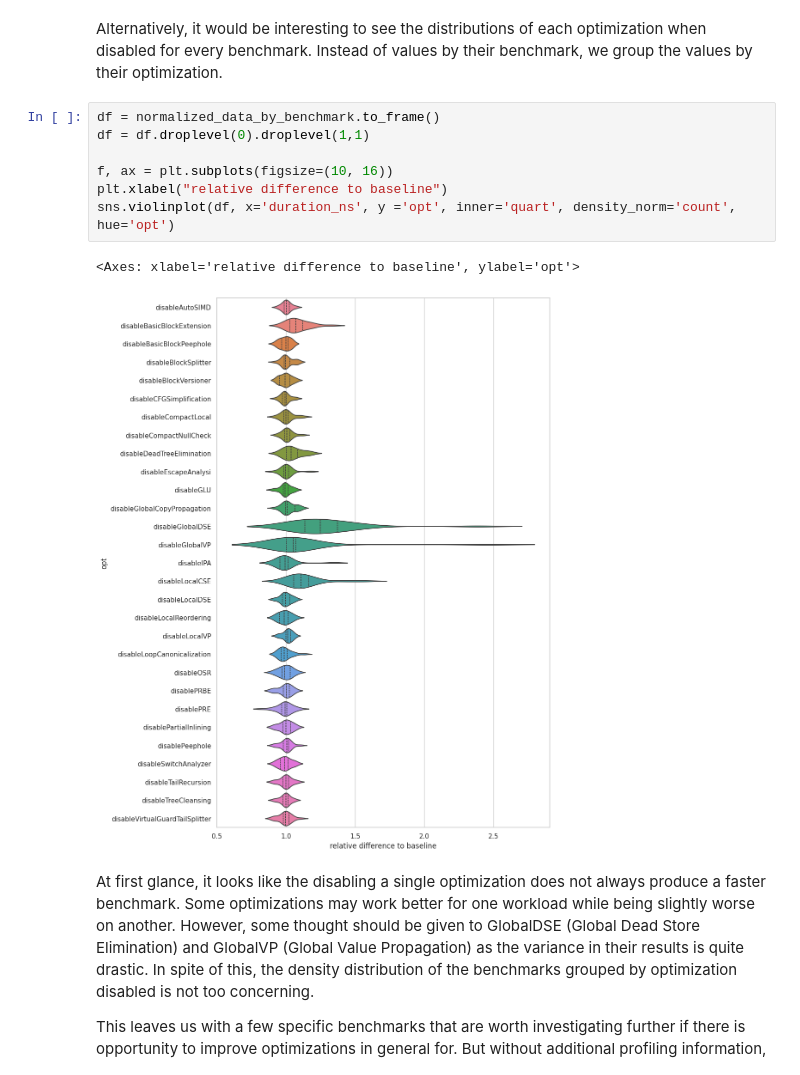
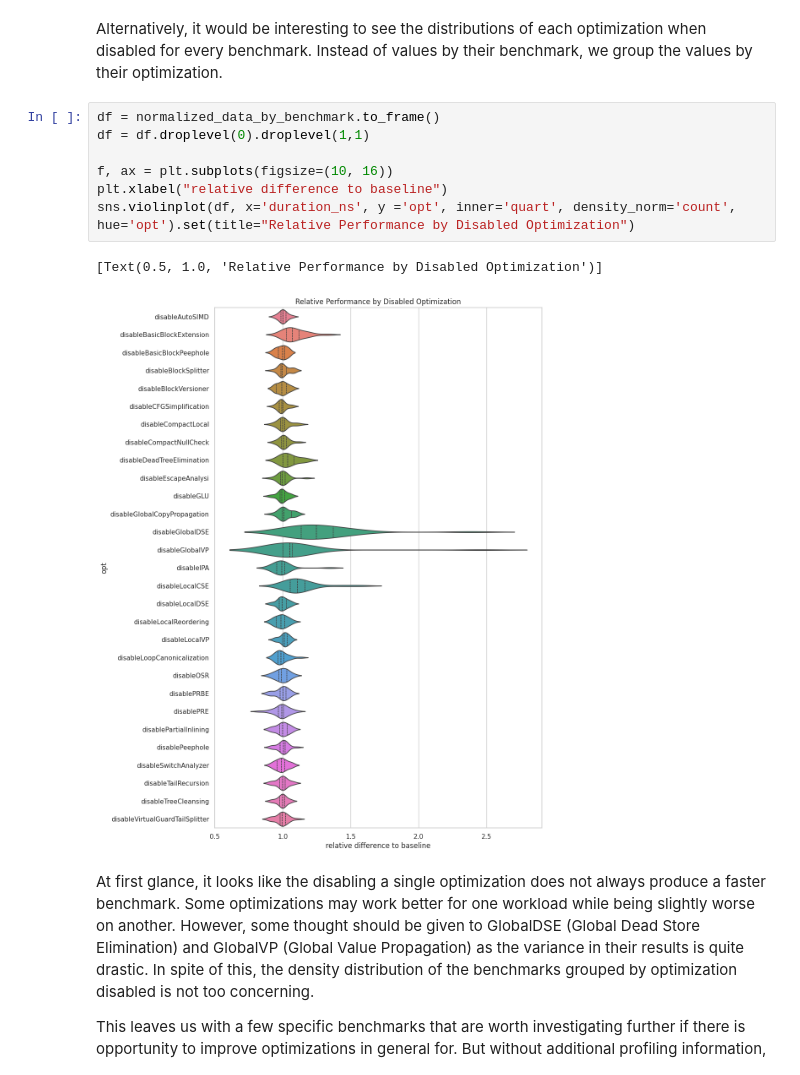
Before and after one commit to jmesyou/openj9-experiments, a Jupyter notebook: notebooks/renaissance_analysis.ipynb, the cells around one changed output. Saved outputs shown, nothing was run; the diff lists cells and outputs as text.

```diff
--- a/notebooks/renaissance_analysis.ipynb
+++ b/notebooks/renaissance_analysis.ipynb
@@ -153,13 +153,13 @@ Instead of values by their benchmark, we group the values by their optimization.
 # %%
 df = normalized_data_by_benchmark.to_frame()
 df = df.droplevel(0).droplevel(1,1)
 
 f, ax = plt.subplots(figsize=(10, 16))
 plt.xlabel("relative difference to baseline")
-sns.violinplot(df, x='duration_ns', y ='opt', inner='quart', density_norm='count', hue='opt')
+sns.violinplot(df, x='duration_ns', y ='opt', inner='quart', density_norm='count', hue='opt').set(title="Relative Performance by Disabled Optimization")
 # %% [output]
-<Axes: xlabel='relative difference to baseline', ylabel='opt'>
+[Text(0.5, 1.0, 'Relative Performance by Disabled Optimization')]
-[figure, old version]
+[figure, new version]
 # %% [markdown]
 At first glance, it looks like the disabling a single optimization does not always produce a faster benchmark.
 Some optimizations may work better for one workload while being slightly worse on another.
```
Also changed, not shown: parts of 1 cell of this notebook.
